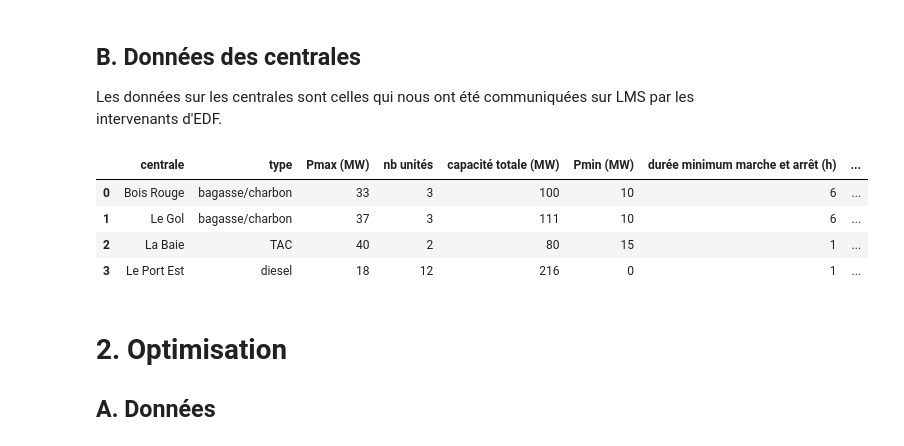
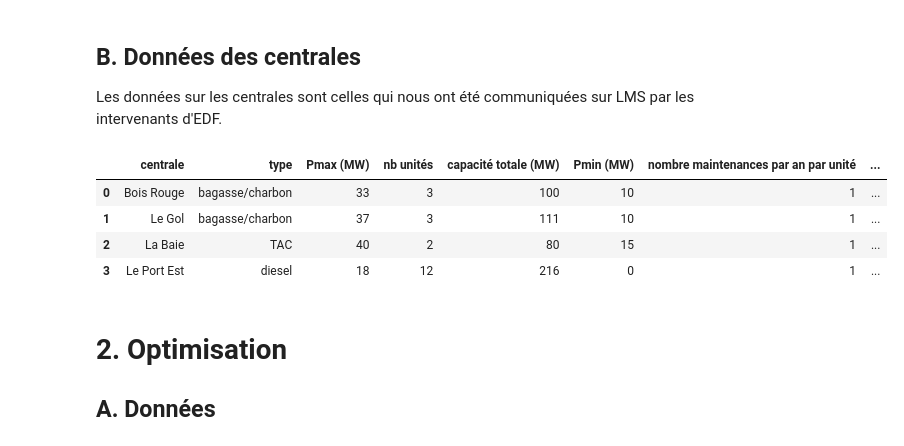
Before and after one commit to cdrutinus/case_study_PPE, a Jupyter notebook: Maintenance.ipynb, the cells around one changed output. Cells and saved outputs as stored; diff of their text form; code cells hidden in the pictures.

```diff
--- a/Maintenance.ipynb
+++ b/Maintenance.ipynb
@@ -69,14 +71,16 @@ data.head()
 Les données sur les centrales sont celles qui nous ont été communiquées sur LMS par les intervenants d'EDF.
 # %%
 data_centrales = pd.read_csv("data/maintenance.csv", sep=';')
-
-data_centrales.head()
-# %% [output]
-|  | centrale | type | Pmax (MW) | nb unités | capacité totale (MW) | Pmin (MW) | durée minimum marche et arrêt (h) | ... |
-| 0 | Bois Rouge | bagasse/charbon | 33 | 3 | 100 | 10 | 6 | ... |
-| 1 | Le Gol | bagasse/charbon | 37 | 3 | 111 | 10 | 6 | ... |
-| 2 | La Baie | TAC | 40 | 2 | 80 | 15 | 1 | ... |
-| 3 | Le Port Est | diesel | 18 | 12 | 216 | 0 | 1 | ... |
+# %%
+data_centrales = data_centrales.drop(['durée minimum marche et arrêt (h)', 'taux annuel arrêt fortuit (%)', 'durée arrêt fortuit (j)'], axis=1)
+
+data_centrales.head()
+# %% [output]
+|  | centrale | type | Pmax (MW) | nb unités | capacité totale (MW) | Pmin (MW) | nombre maintenances par an par unité | ... |
+| 0 | Bois Rouge | bagasse/charbon | 33 | 3 | 100 | 10 | 1 | ... |
+| 1 | Le Gol | bagasse/charbon | 37 | 3 | 111 | 10 | 1 | ... |
+| 2 | La Baie | TAC | 40 | 2 | 80 | 15 | 1 | ... |
+| 3 | Le Port Est | diesel | 18 | 12 | 216 | 0 | 1 | ... |
 # %% [markdown]
 # <a id="sec2"></a> 2. Optimisation
 ## <a id="sec2-1"></a> A. Données
```
Also changed, not shown: parts of 8 cells of this notebook, 1 other file.
